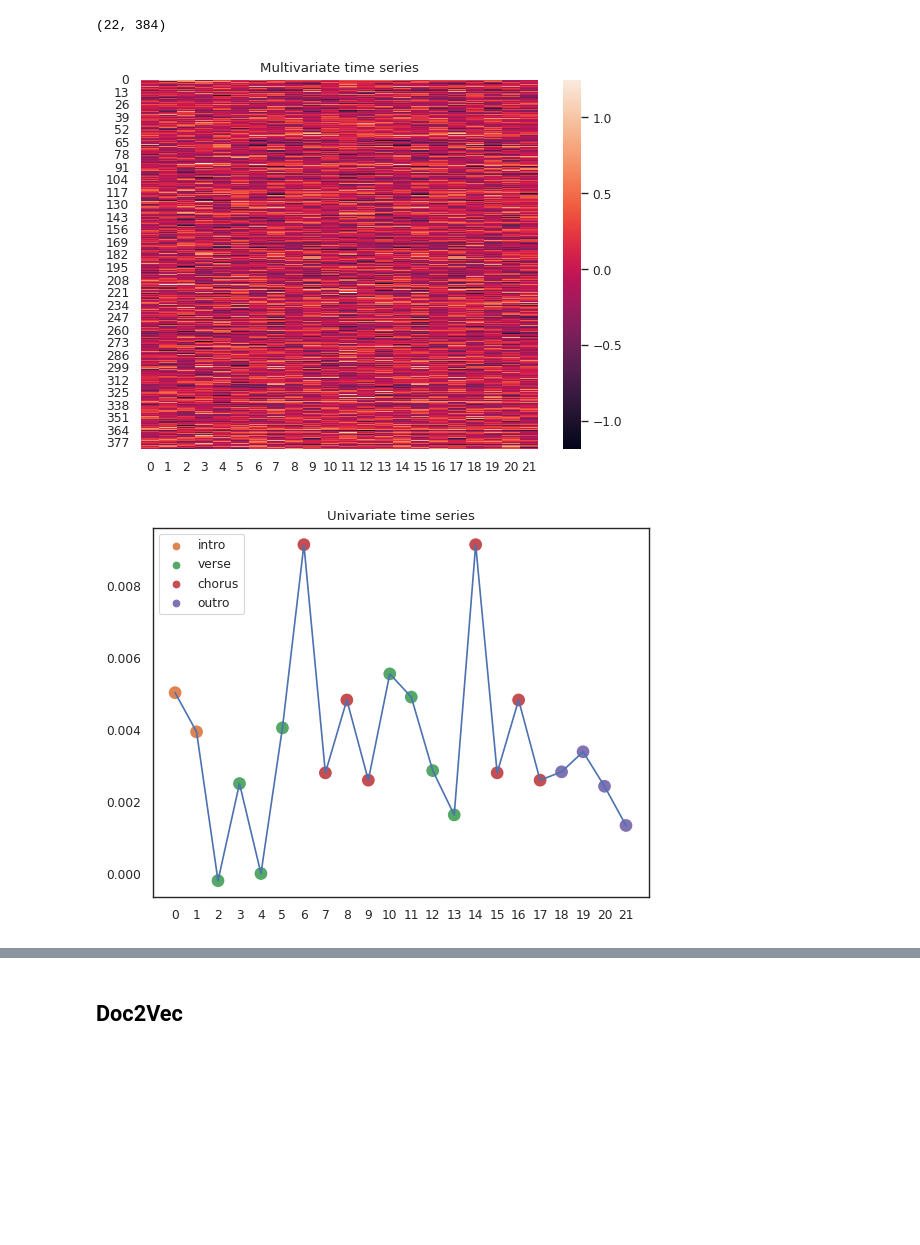
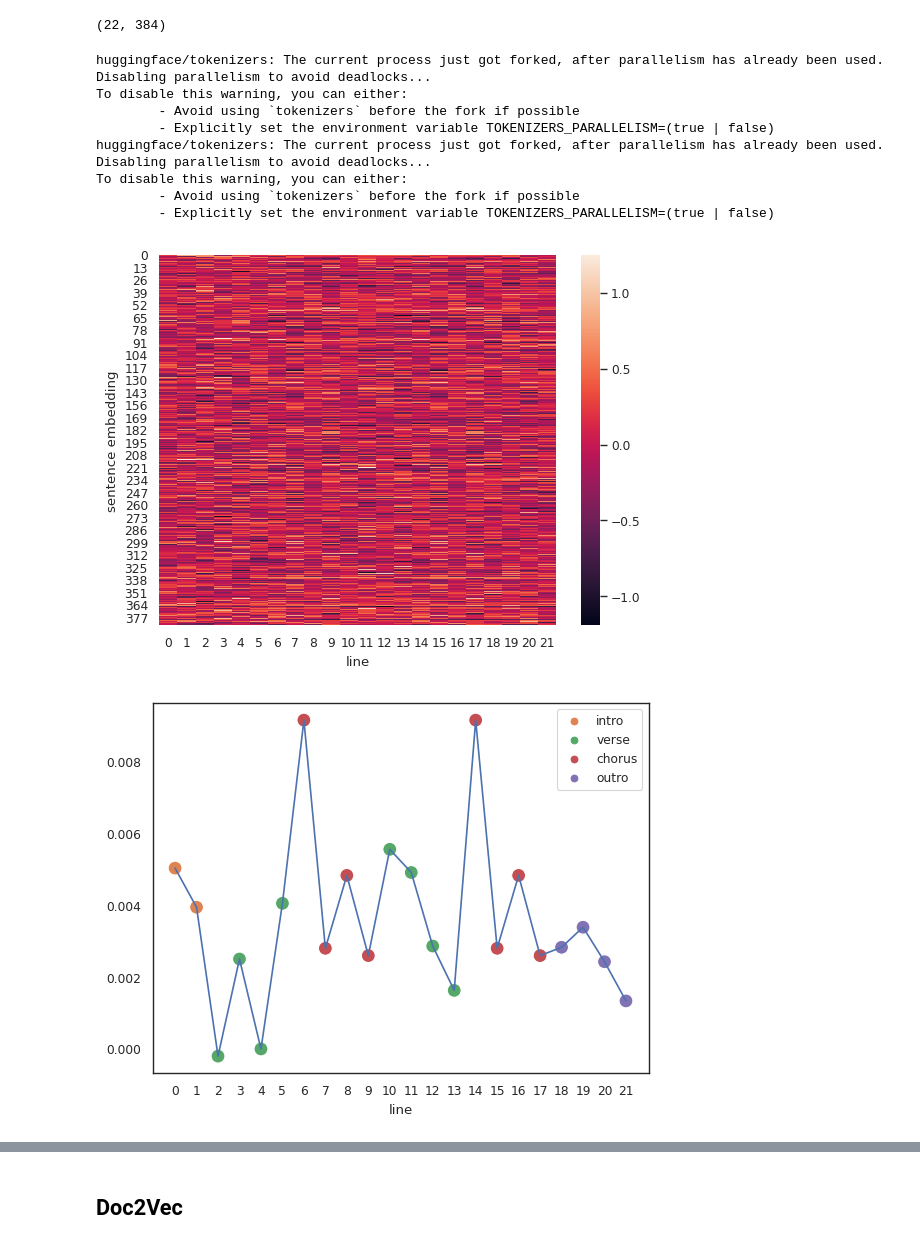
Before and after one commit to mattiapggioli/lyrics2ts, a Jupyter notebook: notebooks/05_sentence_embedding_ts_generation.ipynb, the cells around one changed output, grey strips where cells are left out. Cells and saved outputs as stored; diff of their text form; code cells hidden in the pictures; blank space fills up the shorter version.

```diff
--- a/notebooks/05_sentence_embedding_ts_generation.ipynb
+++ b/notebooks/05_sentence_embedding_ts_generation.ipynb
@@ -125,10 +124,20 @@ eg_multi_ts.shape
 # %%
 fig, ax = plt.subplots()
 ax = sns.heatmap(eg_multi_ts.T)
-ax.set_title('Multivariate time series')
-tikzplotlib.save('../tikz/sbert_multi_ts.tex')
+#ax.set_title('Multivariate time series')
+ax.set_xlabel('line')
+ax.set_ylabel('sentence embedding')
+plt.savefig('../pgf/sbert_multi_ts.pgf', backend='pgf')
 # %% [output]
+huggingface/tokenizers: The current process just got forked, after parallelism has already been used. Disabling parallelism to avoid deadlocks...
+To disable this warning, you can either:
+        - Avoid using `tokenizers` before the fork if possible
+        - Explicitly set the environment variable TOKENIZERS_PARALLELISM=(true | false)
+huggingface/tokenizers: The current process just got forked, after parallelism has already been used. Disabling parallelism to avoid deadlocks...
+To disable this warning, you can either:
+        - Avoid using `tokenizers` before the fork if possible
+        - Explicitly set the environment variable TOKENIZERS_PARALLELISM=(true | false)
-[figure, old version]
+[figure, new version]
 # %%
 parts_of_lyrics = list(toy_lyrics['part'])
 color_map = {}
@@ -146,13 +155,14 @@ ax =  sns.scatterplot(y = eg_uni_ts,
                       hue=parts_of_lyrics, s=100,
                       palette=color_map)
 
-ax.set_title('Univariate time series')
+#ax.set_title('Univariate time series')
 ax.set_xticks(range(len(eg_uni_ts)))
+ax.set_xlabel('line')
+plt.legend()
 
-plt.legend(loc='upper left')
-tikzplotlib.save('../tikz/sbert_uni_ts_avg.tex')
+plt.savefig('../pgf/sbert_uni_ts_avg.pgf', backend='pgf')
 # %% [output]
-[figure, old version]
+[figure, new version]
 # %%
 eg_uni_ts = np.max(eg_multi_ts, axis=1)
 # %%
```
Also changed, not shown: parts of 17 cells of this notebook, 7 other files.
